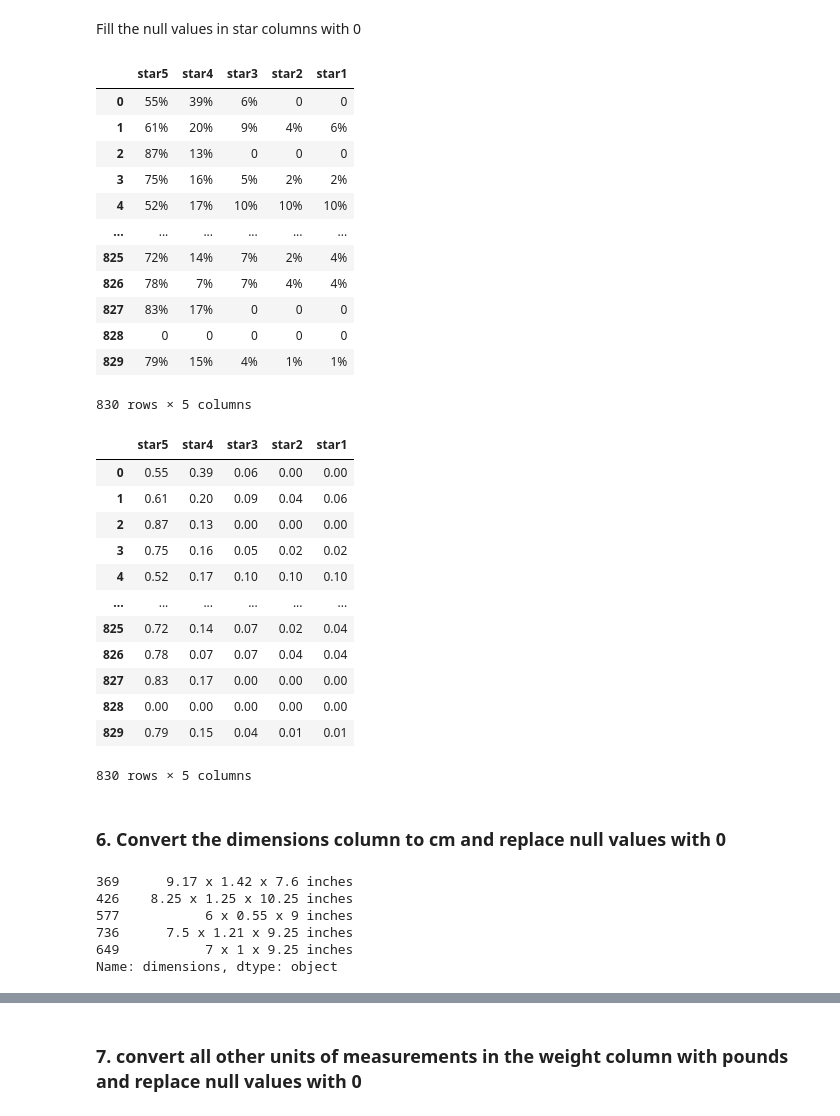
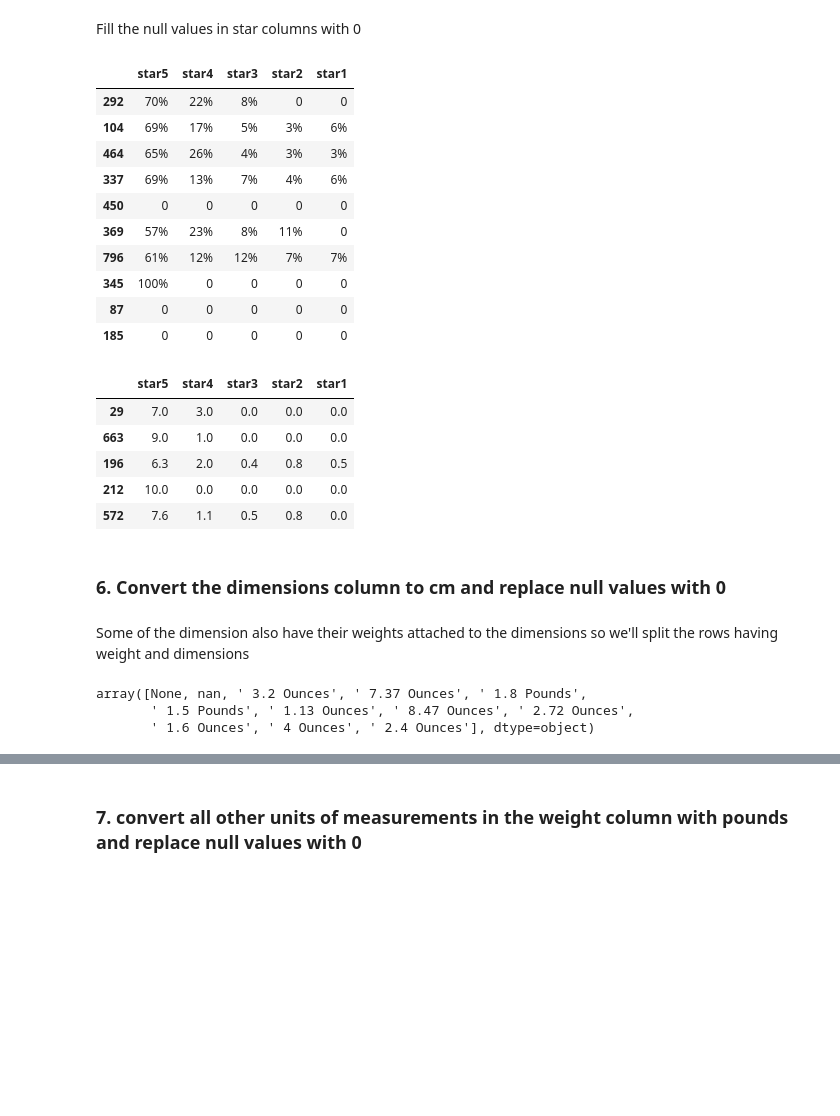
Before and after one commit to Doosuur/Amazon-Data-Science-Books-Dataset, a Jupyter notebook: Amazon Data Science Books Dataset.ipynb, the cells around one changed output, grey strips where cells are left out. Cells and saved outputs as stored; diff of their text form; code cells hidden in the pictures; blank space fills up the shorter version.

```diff
--- a/Amazon Data Science Books Dataset.ipynb
+++ b/Amazon Data Science Books Dataset.ipynb
@@ -198,7 +195,7 @@ There are certain values in the all_prices column that reflect the costs of both
 def price_average(val):
     if isinstance(val, str) and '-' in val:
         min_value, max_value = map(float, val.split('-'))
-        return (min_value + max_value) / 2
+        return round((min_value + max_value) / 2, 2)
     else:
         try:
             return float(val)
@@ -208,6 +205,6 @@ def price_average(val):
 # Apply the function to the column and create a new column
 df['average_value'] = df['all_prices'].apply(price_average)
 
-# Print the updated dataframe
-df['average_value']
+# check updated column
+df['average_value'].sample(15)
 # %% [output]
@@ -245,0 +230,3 @@ Name: average_value, Length: 830, dtype: float64
+# %%
+#Round to 2 decimal places
+df['average_value'] = np.round(df['average_value'], decimals=2)
@@ -318,25 +320,20 @@ Name: n_reviews, Length: 830, dtype: int32
 ### 5. Clean the star column
 # %% [markdown]
 Fill the null values in star columns with 0
-# %%
-df['star5'].fillna('0', inplace = True)
-df['star4'].fillna('0', inplace = True)
-df['star3'].fillna('0', inplace = True)
-df['star2'].fillna('0', inplace = True)
-df['star1'].fillna('0', inplace = True)
+# %%
+for column in ['star5', 'star4', 'star3', 'star2', 'star1']:
+    df[column].fillna('0', inplace=True)
 # %%
-df[['star5', 'star4', 'star3', 'star2', 'star1']]
+df[['star5', 'star4', 'star3', 'star2', 'star1']].sample(10)
 # %% [output]
 |  | star5 | star4 | star3 | star2 | star1 |
-| 0 | 55% | 39% | 6% | 0 | 0 |
-| 1 | 61% | 20% | 9% | 4% | 6% |
-| 2 | 87% | 13% | 0 | 0 | 0 |
-| 3 | 75% | 16% | 5% | 2% | 2% |
-| 4 | 52% | 17% | 10% | 10% | 10% |
-| ... | ... | ... | ... | ... | ... |
-| 825 | 72% | 14% | 7% | 2% | 4% |
-| 826 | 78% | 7% | 7% | 4% | 4% |
-| 827 | 83% | 17% | 0 | 0 | 0 |
-| 828 | 0 | 0 | 0 | 0 | 0 |
-| 829 | 79% | 15% | 4% | 1% | 1% |
+| 292 | 70% | 22% | 8% | 0 | 0 |
+| 104 | 69% | 17% | 5% | 3% | 6% |
+| 464 | 65% | 26% | 4% | 3% | 3% |
+| 337 | 69% | 13% | 7% | 4% | 6% |
+| 450 | 0 | 0 | 0 | 0 | 0 |
+| 369 | 57% | 23% | 8% | 11% | 0 |
+| 796 | 61% | 12% | 12% | 7% | 7% |
+| 345 | 100% | 0 | 0 | 0 | 0 |
+| 87 | 0 | 0 | 0 | 0 | 0 |
+| 185 | 0 | 0 | 0 | 0 | 0 |
-830 rows × 5 columns
@@ -353,27 +348,15 @@ strip_and_convert_to_float(df, 'star1')
 # %%
-df[['star5', 'star4', 'star3', 'star2', 'star1']]
+df[['star5', 'star4', 'star3', 'star2', 'star1']].sample(5)
 # %% [output]
 |  | star5 | star4 | star3 | star2 | star1 |
-| 0 | 0.55 | 0.39 | 0.06 | 0.00 | 0.00 |
-| 1 | 0.61 | 0.20 | 0.09 | 0.04 | 0.06 |
-| 2 | 0.87 | 0.13 | 0.00 | 0.00 | 0.00 |
-| 3 | 0.75 | 0.16 | 0.05 | 0.02 | 0.02 |
-| 4 | 0.52 | 0.17 | 0.10 | 0.10 | 0.10 |
-| ... | ... | ... | ... | ... | ... |
-| 825 | 0.72 | 0.14 | 0.07 | 0.02 | 0.04 |
-| 826 | 0.78 | 0.07 | 0.07 | 0.04 | 0.04 |
-| 827 | 0.83 | 0.17 | 0.00 | 0.00 | 0.00 |
-| 828 | 0.00 | 0.00 | 0.00 | 0.00 | 0.00 |
-| 829 | 0.79 | 0.15 | 0.04 | 0.01 | 0.01 |
+| 29 | 7.0 | 3.0 | 0.0 | 0.0 | 0.0 |
+| 663 | 9.0 | 1.0 | 0.0 | 0.0 | 0.0 |
+| 196 | 6.3 | 2.0 | 0.4 | 0.8 | 0.5 |
+| 212 | 10.0 | 0.0 | 0.0 | 0.0 | 0.0 |
+| 572 | 7.6 | 1.1 | 0.5 | 0.8 | 0.0 |
-830 rows × 5 columns
 # %% [markdown]
 ### 6. Convert the dimensions column to cm and replace null values with 0
 # %%
-df['dimensions'].sample(5)
+#df['dimensions'].unique()
-# %% [output]
-369      9.17 x 1.42 x 7.6 inches
-426    8.25 x 1.25 x 10.25 inches
-577           6 x 0.55 x 9 inches
-736      7.5 x 1.21 x 9.25 inches
-649           7 x 1 x 9.25 inches
-Name: dimensions, dtype: object
+# %% [markdown]
+Some of the dimension also have their weights attached to the dimensions so we'll split the rows having weight and dimensions
@@ -380,2 +365,8 @@ Name: dimensions, dtype: object
+# %%
+df['book_weight'].unique()
+# %% [output]
+array([None, nan, ' 3.2 Ounces', ' 7.37 Ounces', ' 1.8 Pounds',
+       ' 1.5 Pounds', ' 1.13 Ounces', ' 8.47 Ounces', ' 2.72 Ounces',
+       ' 1.6 Ounces', ' 4 Ounces', ' 2.4 Ounces'], dtype=object)
 # %%
 #Remove the inches unit of measurement
```
Also changed, not shown: parts of 63 cells of this notebook.
